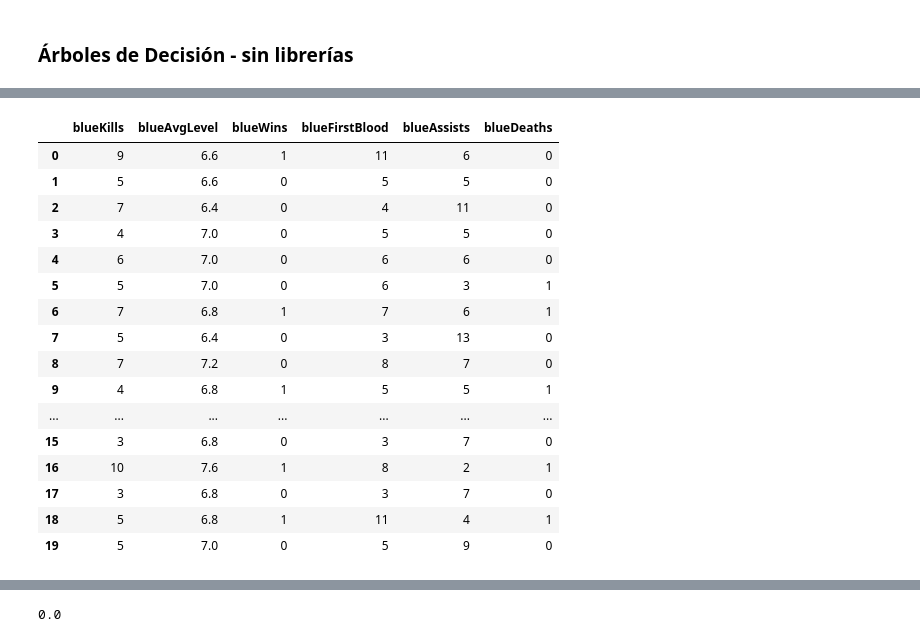
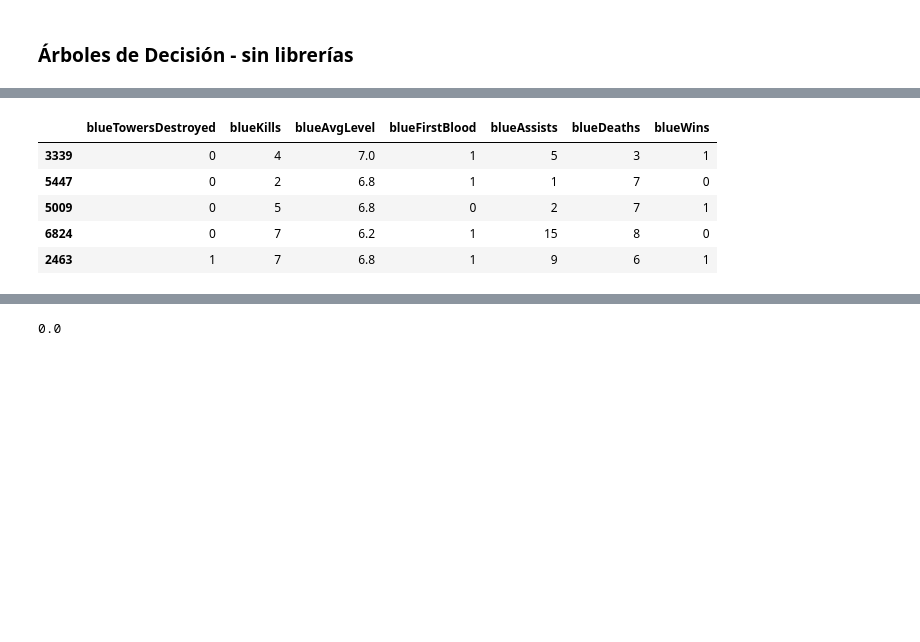
Before and after one commit to jazurdia/Lab02-IA, a Jupyter notebook: Lab02.ipynb, the cells around one changed output, grey strips where cells are left out. Cells and saved outputs as stored; diff of their text form; code cells hidden in the pictures; blank space fills up the shorter version.

```diff
--- a/Lab02.ipynb
+++ b/Lab02.ipynb
@@ -754,10 +757,9 @@ import seaborn as sns
 import numpy as np
 # %%
-dataset = pds.read_csv("league_of_lol.csv")
+dataset = pd.read_csv("league_of_lol.csv")
 
-# insert on a dataframe called pd the following columns: blueKills', 'blueAvgLevel', 'blueWins'
-pd = dataset[['blueKills', 'blueAvgLevel', 'blueFirstBlood', 'blueAssists', 'blueDeaths','blueWins']]
-pd.head()
+dt = dataset[['blueTowersDestroyed', 'blueKills', 'blueAvgLevel', 'blueFirstBlood', 'blueAssists', 'blueDeaths', 'blueWins']]
+dt.head()
 
-X = pd.iloc[:, :-1].values
-y = pd.iloc[:, -1].values
+X = dt.iloc[:, :-1].values
+y = dt.iloc[:, -1].values
@@ -812,11 +837,6 @@ def crearArbol(dataset, df, features,label, parent):
 # %%
 #Dividir el conjunto de datos en entrenamiento y prueba, tomando el 80% de los datos para entrenamiento y el 20% para prueba
-dataFrameEntreno = pds.DataFrame()
+from sklearn.model_selection import train_test_split
 
-dataFrameEntreno["blueKills"] = pd.iloc[0:int((len(pd)*0.8)), 0]
-dataFrameEntreno["blueAvgLevel"] = pd.iloc[0:int((len(pd)*0.8)), 1]
-dataFrameEntreno["blueWins"] = pd.iloc[0:int((len(pd)*0.8)), 2]
-dataFrameEntreno["blueFirstBlood"] = pd.iloc[0:int((len(pd)*0.8)), 3]
-dataFrameEntreno["blueAssists"] = pd.iloc[0:int((len(pd)*0.8)), 4]
-dataFrameEntreno["blueDeaths"] = pd.iloc[0:int((len(pd)*0.8)), 5]
-dataFrameEntreno.head()
+dataFrameEntreno, dataFrameTest = train_test_split(dt, test_size = 0.2, random_state = 1)
+dataFrameValidacion, dataFrameTest = train_test_split(dataFrameTest, test_size = 0.5, random_state = 1)
@@ -858,23 +861,12 @@ dataFrameTest.head(20)
 # %%
-dataFrameEntreno.head(20)
+dataFrameValidacion.head()
 # %% [output]
-|  | blueKills | blueAvgLevel | blueWins | blueFirstBlood | blueAssists | blueDeaths |
-| 0 | 9 | 6.6 | 1 | 11 | 6 | 0 |
-| 1 | 5 | 6.6 | 0 | 5 | 5 | 0 |
-| 2 | 7 | 6.4 | 0 | 4 | 11 | 0 |
-| 3 | 4 | 7.0 | 0 | 5 | 5 | 0 |
-| 4 | 6 | 7.0 | 0 | 6 | 6 | 0 |
-| 5 | 5 | 7.0 | 0 | 6 | 3 | 1 |
-| 6 | 7 | 6.8 | 1 | 7 | 6 | 1 |
-| 7 | 5 | 6.4 | 0 | 3 | 13 | 0 |
-| 8 | 7 | 7.2 | 0 | 8 | 7 | 0 |
-| 9 | 4 | 6.8 | 1 | 5 | 5 | 1 |
-| ... | ... | ... | ... | ... | ... | ... |
-| 15 | 3 | 6.8 | 0 | 3 | 7 | 0 |
-| 16 | 10 | 7.6 | 1 | 8 | 2 | 1 |
-| 17 | 3 | 6.8 | 0 | 3 | 7 | 0 |
-| 18 | 5 | 6.8 | 1 | 11 | 4 | 1 |
-| 19 | 5 | 7.0 | 0 | 5 | 9 | 0 |
+|  | blueTowersDestroyed | blueKills | blueAvgLevel | blueFirstBlood | blueAssists | blueDeaths | blueWins |
+| 3339 | 0 | 4 | 7.0 | 1 | 5 | 3 | 1 |
+| 5447 | 0 | 2 | 6.8 | 1 | 1 | 7 | 0 |
+| 5009 | 0 | 5 | 6.8 | 0 | 2 | 7 | 1 |
+| 6824 | 0 | 7 | 6.2 | 1 | 15 | 8 | 0 |
+| 2463 | 1 | 7 | 6.8 | 1 | 9 | 6 | 1 |
 # %%
 # Train the decision tree model
 decision_tree = crearArbol(dataFrameEntreno,dataFrameEntreno,features,label,parent)
```
Also changed, not shown: parts of 33 cells of this notebook.
